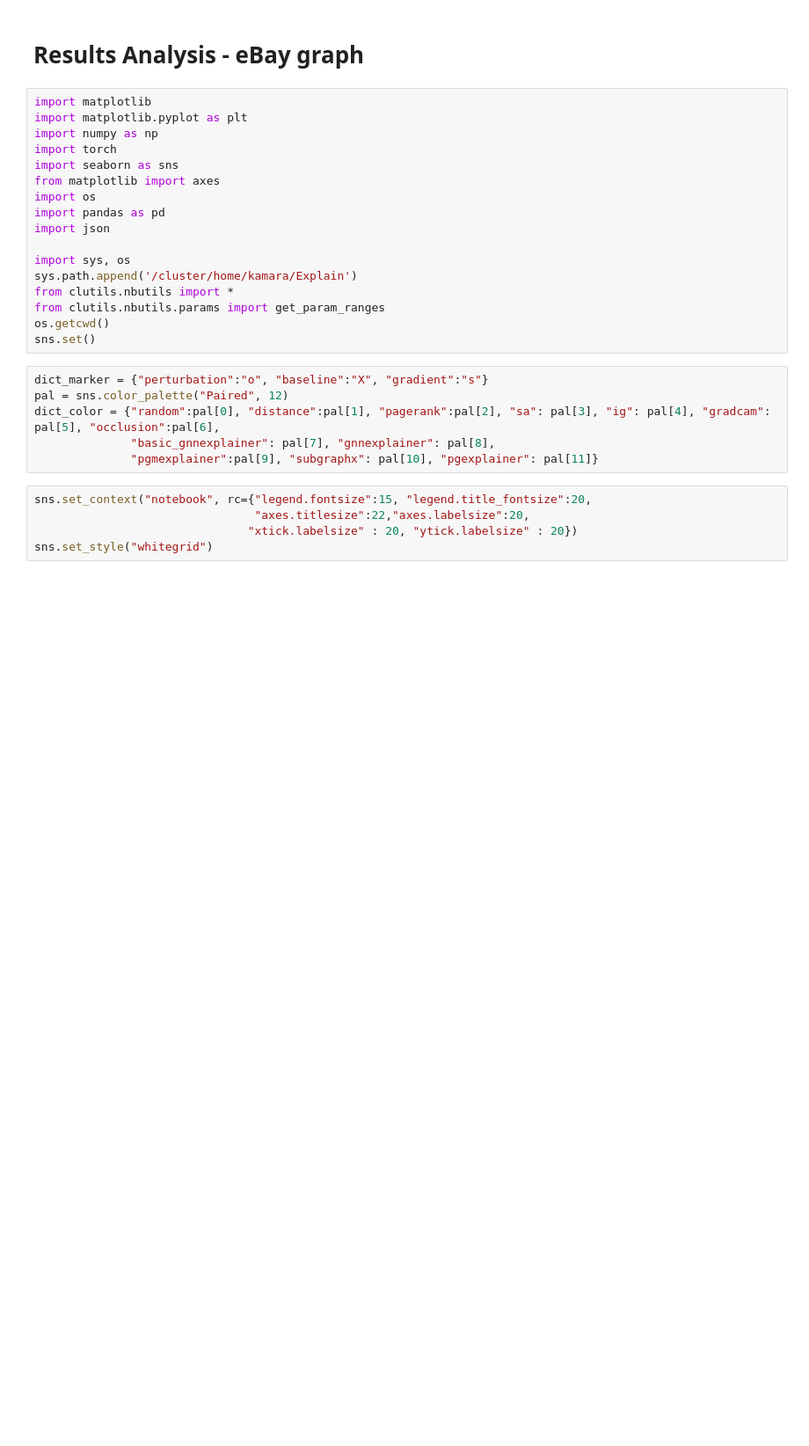
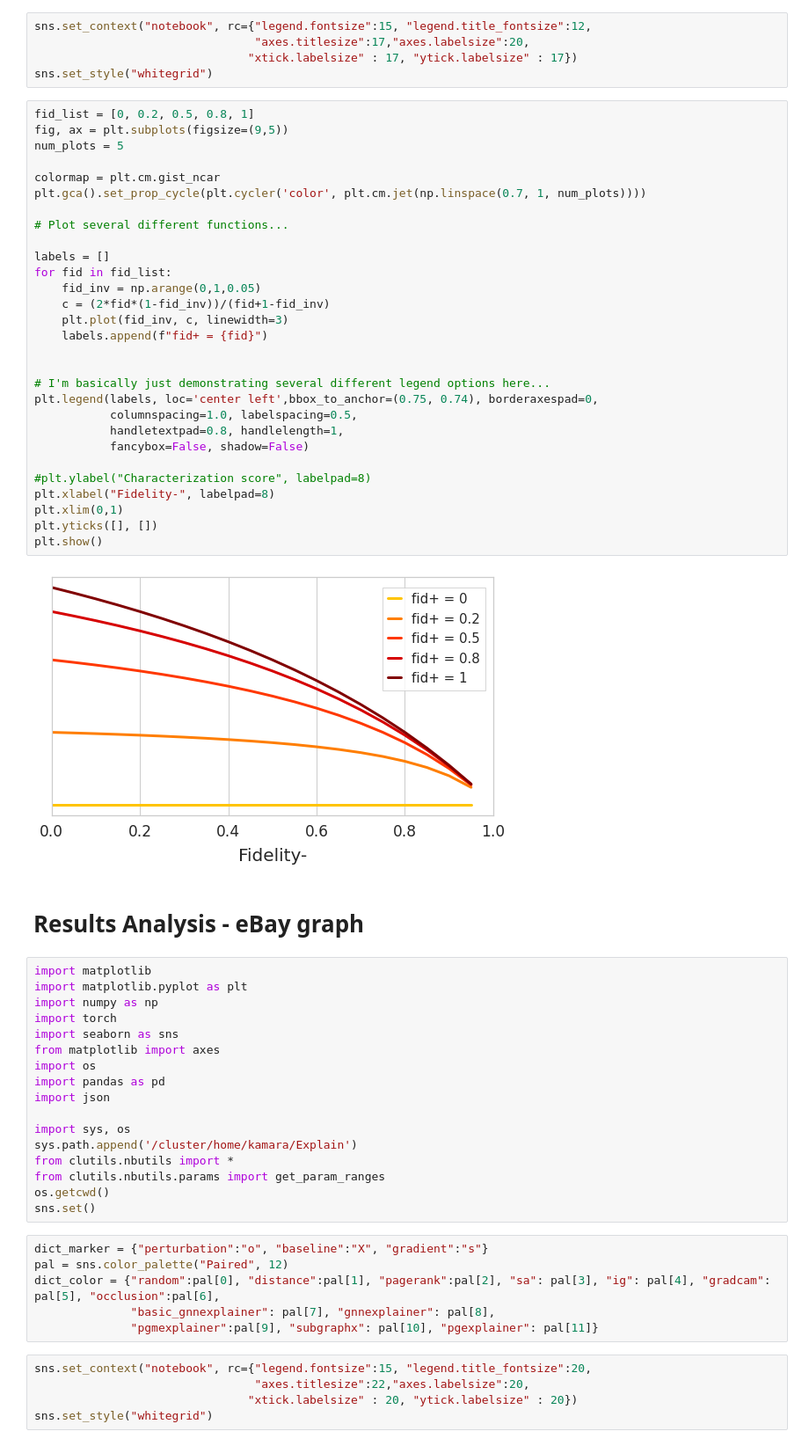
Before and after one commit to GraphFramEx/graphframex, a Jupyter notebook: notebooks/Results_eBay.ipynb, the cells around one changed output. Shown at 88% size. Cells and saved outputs as stored; diff of their text form; blank space fills up the shorter version.

```diff
--- a/notebooks/Results_eBay.ipynb
+++ b/notebooks/Results_eBay.ipynb
@@ -1,3 +31,39 @@
+# %%
+sns.set_context("notebook", rc={"legend.fontsize":15, "legend.title_fontsize":12,
+                                "axes.titlesize":17,"axes.labelsize":20,
+                               "xtick.labelsize" : 17, "ytick.labelsize" : 17})
+sns.set_style("whitegrid")
+# %%
+fid_list = [0, 0.2, 0.5, 0.8, 1]
+fig, ax = plt.subplots(figsize=(9,5))
+num_plots = 5
+
+colormap = plt.cm.gist_ncar
+plt.gca().set_prop_cycle(plt.cycler('color', plt.cm.jet(np.linspace(0.7, 1, num_plots))))
+
+# Plot several different functions...
+
+labels = []
+for fid in fid_list:
+    fid_inv = np.arange(0,1,0.05)
+    c = (2*fid*(1-fid_inv))/(fid+1-fid_inv)
+    plt.plot(fid_inv, c, linewidth=3)
+    labels.append(f"fid+ = {fid}")
+
+
+# I'm basically just demonstrating several different legend options here...
+plt.legend(labels, loc='center left',bbox_to_anchor=(0.75, 0.74), borderaxespad=0,
+           columnspacing=1.0, labelspacing=0.5,
+           handletextpad=0.8, handlelength=1,
+           fancybox=False, shadow=False)
+
+#plt.ylabel("Characterization score", labelpad=8)
+plt.xlabel("Fidelity-", labelpad=8)
+plt.xlim(0,1)
+plt.yticks([], [])
+plt.show()
+# %% [output]
+[figure, added]
 # %% [markdown]
 # Results Analysis - eBay graph
 # %%
```
Also changed, not shown: parts of 11 cells of this notebook, 12 other files.
